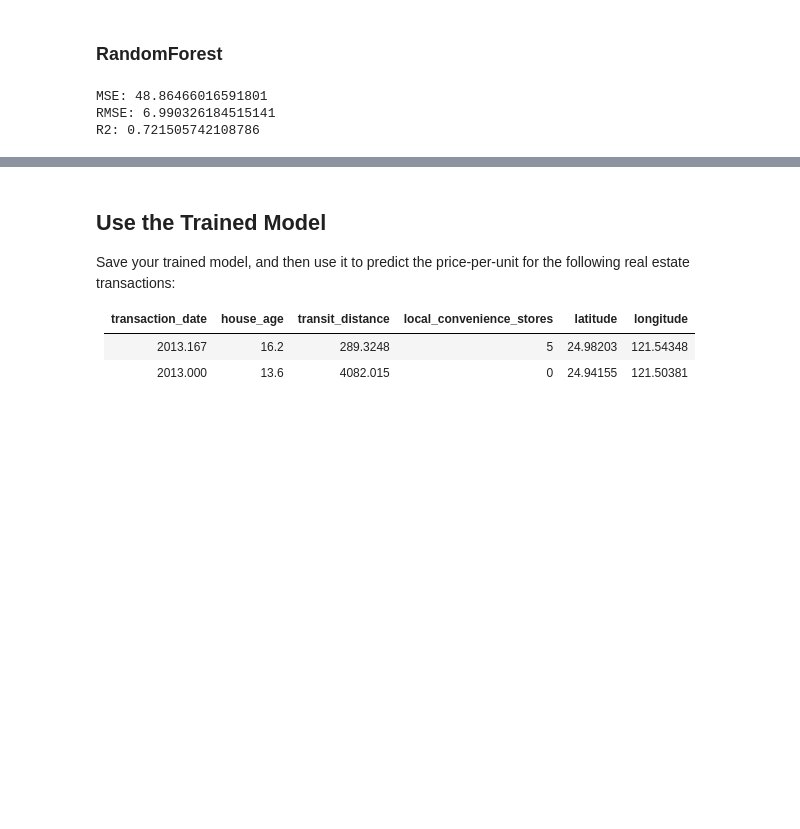
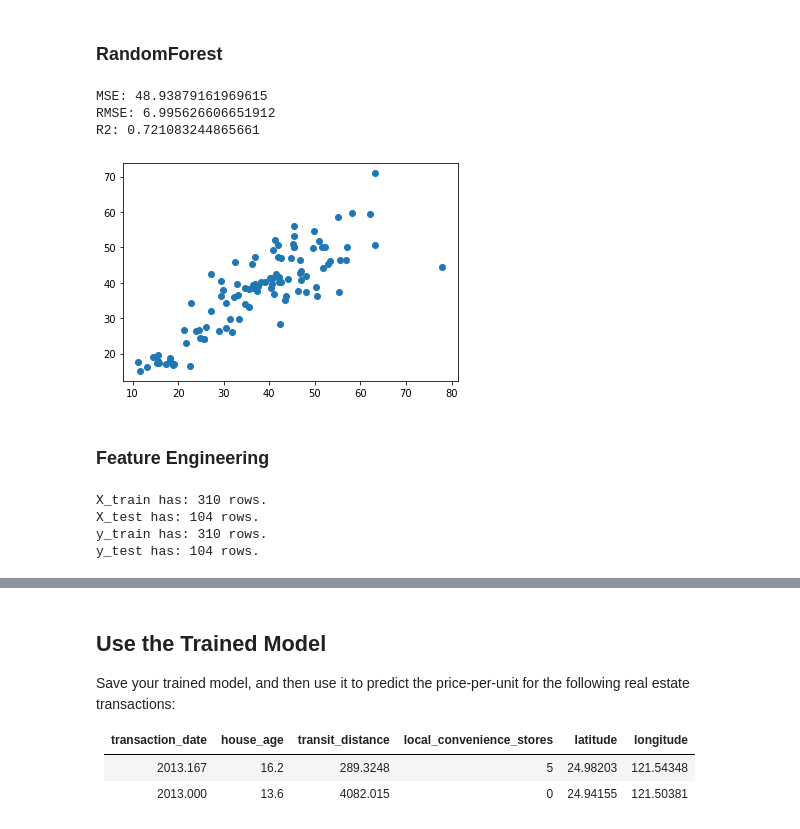
Before and after one commit to Chrisroj/dp-100_challenges, a Jupyter notebook: 02 - Real Estate Regression Challenge.ipynb, the cells around one changed output, grey strips where cells are left out. Cells and saved outputs as stored; diff of their text form; code cells hidden in the pictures; blank space fills up the shorter version.

```diff
--- a/02 - Real Estate Regression Challenge.ipynb
+++ b/02 - Real Estate Regression Challenge.ipynb
@@ -207,35 +215,52 @@ R2: 0.643274413632486
 # %% [markdown]
 ### RandomForest
 # %%
-# Preprocessing Steps and Lasso Model
+# Preprocessing Steps and RandomForestRegressor Model
 pipeline_forest = Pipeline([
     ("preprocessor", preprocessor),
-    ("model", RandomForestRegressor())
+    ("model", RandomForestRegressor(random_state = RANDOM_STATE))
 ])
 
-# Grid Forest Model
-forest_grid = {"model__max_depth": [2, 4, 15, 20]}
-
-# Cross Validation
-model_grid = GridSearchCV(estimator = pipeline_forest,
-                          param_grid = forest_grid,
-                          cv = 10,
-                          refit = True)
-model_grid.fit(X_train, y_train)
-
-model_forest = model_grid.best_estimator_
+model_forest = pipeline_forest.fit(X_train, y_train)
 
 # Get predictions
 predictions = model_forest.predict(X_test)
 
 # Display metrics
 mse = mean_squared_error(y_test, predictions)
 print("MSE:", mse)
 rmse = np.sqrt(mse)
 print("RMSE:", rmse)
 r2 = r2_score(y_test, predictions)
 print("R2:", r2)
+
+plt.scatter(x = y_test, y = predictions);
 # %% [output]
-MSE: 48.86466016591801
-RMSE: 6.990326184515141
-R2: 0.721505742108786
+MSE: 48.93879161969615
+RMSE: 6.995626606651912
+R2: 0.721083244865661
+[figure, added]
+# %% [markdown]
+### Feature Engineering
+# %%
+# Random Seed
+RANDOM_STATE = 321
+
+# Target and Predictor Variables
+coords_columns = ["latitude", "longitude"]
+useful_variables =["house_age", "transit_distance", "local_convenience_stores", "latitude", "longitude"]
+X = data[useful_variables]
+y = data["price_per_unit"]
+
+# Split Data
+X_train, X_test, y_train, y_test = train_test_split(X, y, random_state = RANDOM_STATE)
+
+print(f"X_train has: {X_train.shape[0]} rows.")
+print(f"X_test has: {X_test.shape[0]} rows.")
+print(f"y_train has: {y_train.shape[0]} rows.")
+print(f"y_test has: {y_test.shape[0]} rows.")
+# %% [output]
+X_train has: 310 rows.
+X_test has: 104 rows.
+y_train has: 310 rows.
+y_test has: 104 rows.
```
Also changed, not shown: parts of 9 cells of this notebook, 2 other files.
